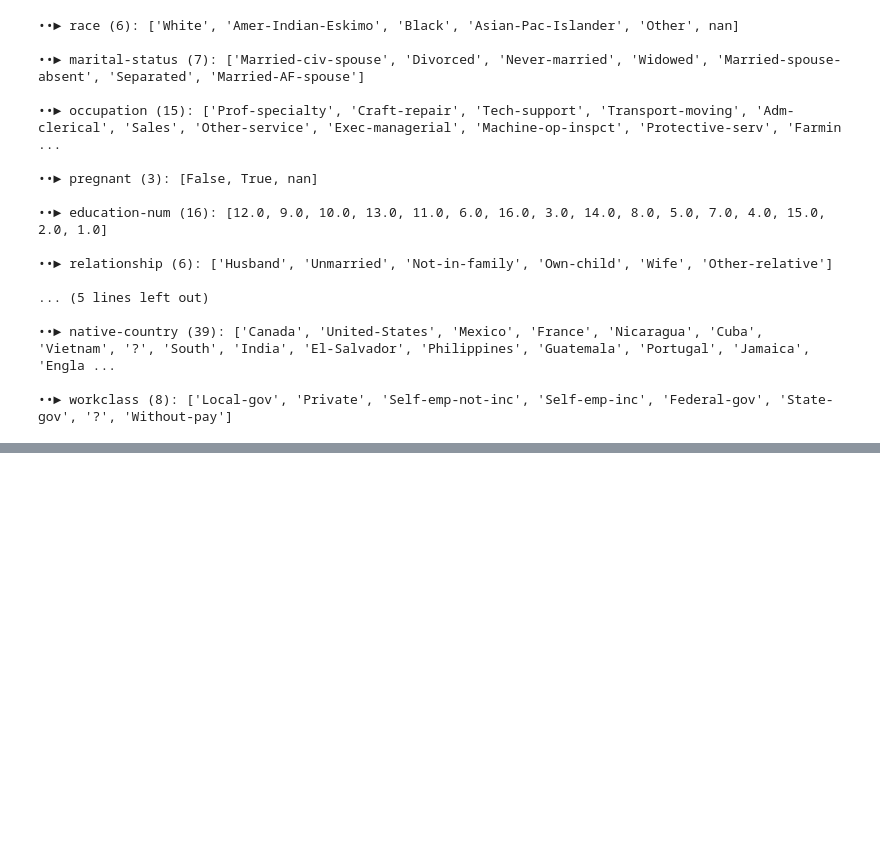
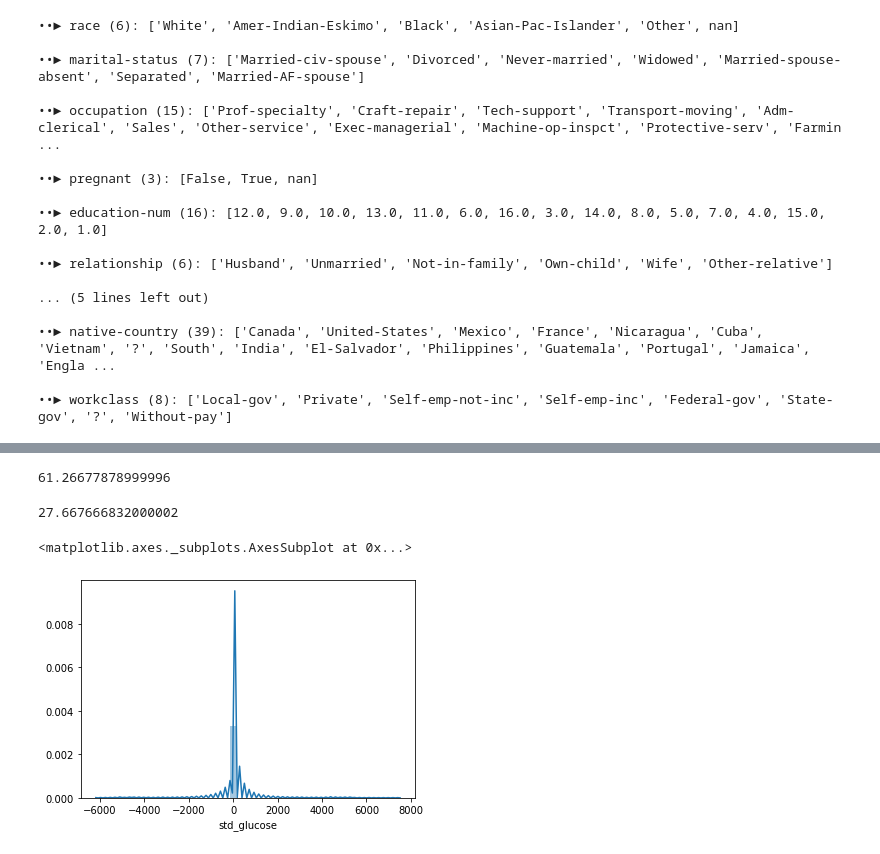
Before and after one commit to gyurix/IAU, a Jupyter notebook: iau_2_juraj_barath_vladimir_svitok.ipynb, the cells around one changed output, grey strips where cells are left out. Drawn from its saved outputs; the diff is of its cells as text; code cells hidden in the pictures; blank space fills up the shorter version.

```diff
--- a/iau_2_juraj_barath_vladimir_svitok.ipynb
+++ b/iau_2_juraj_barath_vladimir_svitok.ipynb
@@ -794,3 +839,13 @@ skewness_glucose --> 0.373827938
 ••► native-country (38): ['Canada', 'United-States', 'Mexico', 'France', 'Nicaragua', 'Cuba', 'Vietnam', 'South', 'India', 'El-Salvador', 'Philippines', 'Guatemala', 'Portugal', 'Jamaica', 'England',  ...
 
 ••► workclass (7): ['Local-gov', 'Private', 'Self-emp-not-inc', 'Self-emp-inc', 'Federal-gov', 'State-gov', 'Without-pay']
+# %%
+std_g_pp = np.percentile(data2['std_glucose'], 95)
+std_g_pp
+# %% [output]
+61.26677878999996
+# %%
+std_g_pm = np.percentile(data2['std_glucose'], 5)
+std_g_pm
+# %% [output]
+27.667666832000002
@@ -796,0 +859,5 @@ skewness_glucose --> 0.373827938
+# %%
+sea.distplot(data2['std_glucose'])
+# %% [output]
+<matplotlib.axes._subplots.AxesSubplot at 0x...>
+[figure, added]
```
Also changed, not shown: parts of 23 cells of this notebook.
